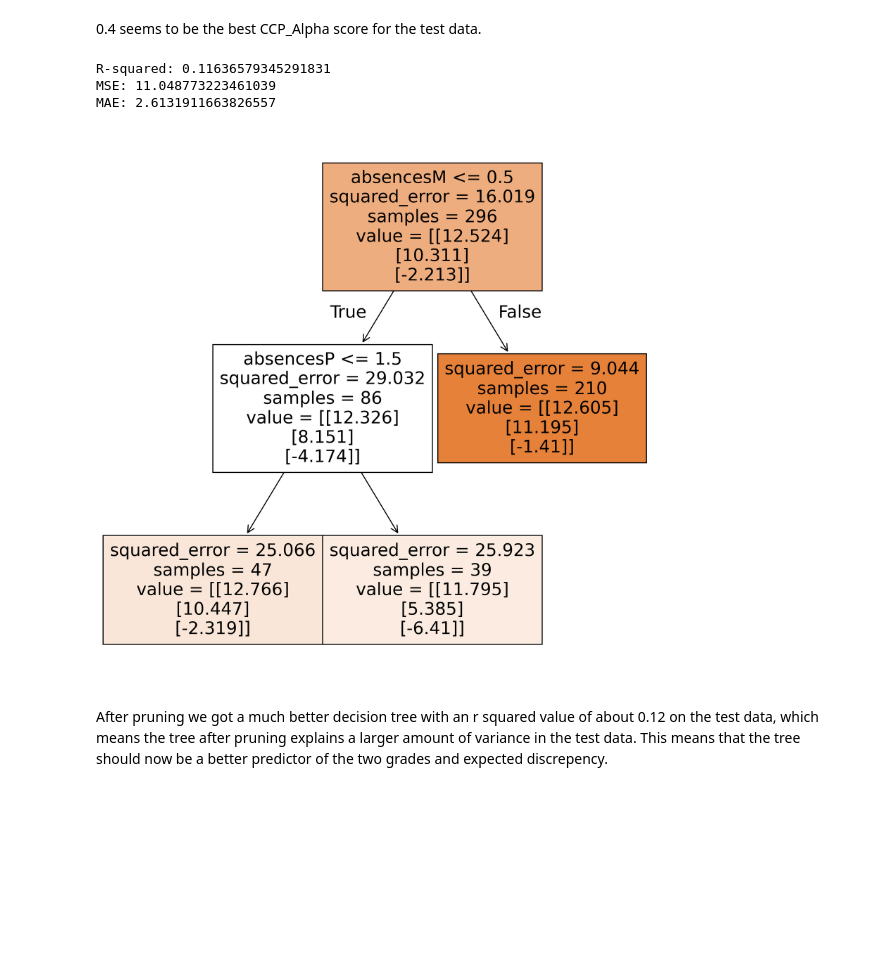
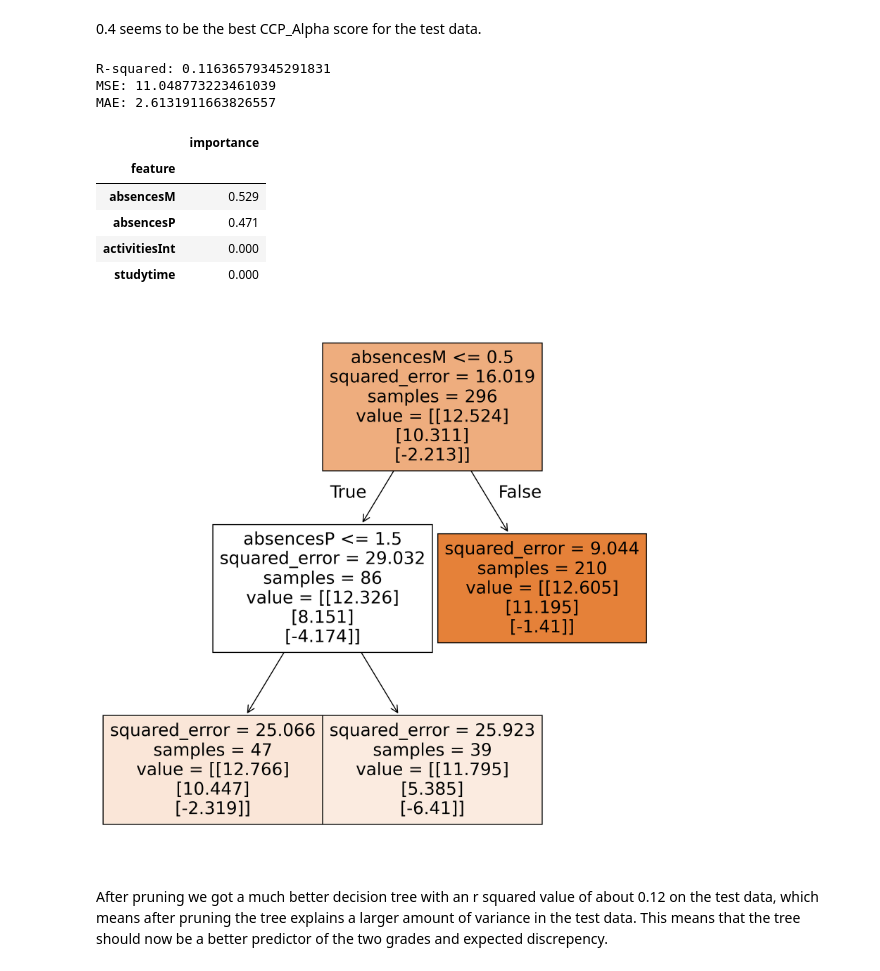
Before and after one commit to VaibhavShintre/Introduction-to-Data-Science, a Jupyter notebook: CSC_442_Project_Group_10.ipynb, the cells around one changed output. Drawn from its saved outputs; the diff is of its cells as text; code cells hidden in the pictures; blank space fills up the shorter version.

```diff
--- a/CSC_442_Project_Group_10.ipynb
+++ b/CSC_442_Project_Group_10.ipynb
@@ -259,21 +261,34 @@ print(ccp_alphas)
 # %%
 # fit with our new ccp_alpha value
 best_dt = DecisionTreeRegressor(max_depth=3, min_samples_leaf=1, min_samples_split=2, ccp_alpha=0.37, random_state=42)
 best_dt.fit(X_train, y_train)
 plt.figure(figsize=(10,10), dpi = 300)
 tree.plot_tree(best_dt, feature_names = features, filled = True);
 # Let's look at the final score for our tree
 y_pred_best_dt = best_dt.predict(X_test)
 mse_best_dt = mean_squared_error(y_test, y_pred_best_dt)
 r2_best_dt = r2_score(y_test, y_pred_best_dt)
 mae_best_dt = mean_absolute_error(y_test, y_pred_best_dt)
 print(f"R-squared: {r2_best_dt}")
 print(f"MSE: {mse_best_dt}")
 print(f"MAE: {mae_best_dt}")
+
+# let's also check the new importances for each variable
+importances = pd.DataFrame({"feature": features,"importance": np.round(best_dt.feature_importances_,3)})
+
+#here our our importances
+importances = importances.sort_values("importance",ascending=False).set_index("feature")
+importances
 # %% [output]
 R-squared: 0.11636579345291831
 MSE: 11.048773223461039
 MAE: 2.6131911663826557
+|  | importance |
+| feature |  |
+| absencesM | 0.529 |
+| absencesP | 0.471 |
+| activitiesInt | 0.000 |
+| studytime | 0.000 |
 [figure]
 # %% [markdown]
-After pruning we got a much better decision tree with an r squared value of about 0.12 on the test data, which means the tree after pruning explains a larger amount of variance in the test data. This means that the tree should now be a better predictor of the two grades and expected discrepency.
+After pruning we got a much better decision tree with an r squared value of about 0.12 on the test data, which means after pruning the tree explains a larger amount of variance in the test data. This means that the tree should now be a better predictor of the two grades and expected discrepency.
```
Also changed, not shown: parts of 1 cell of this notebook.
